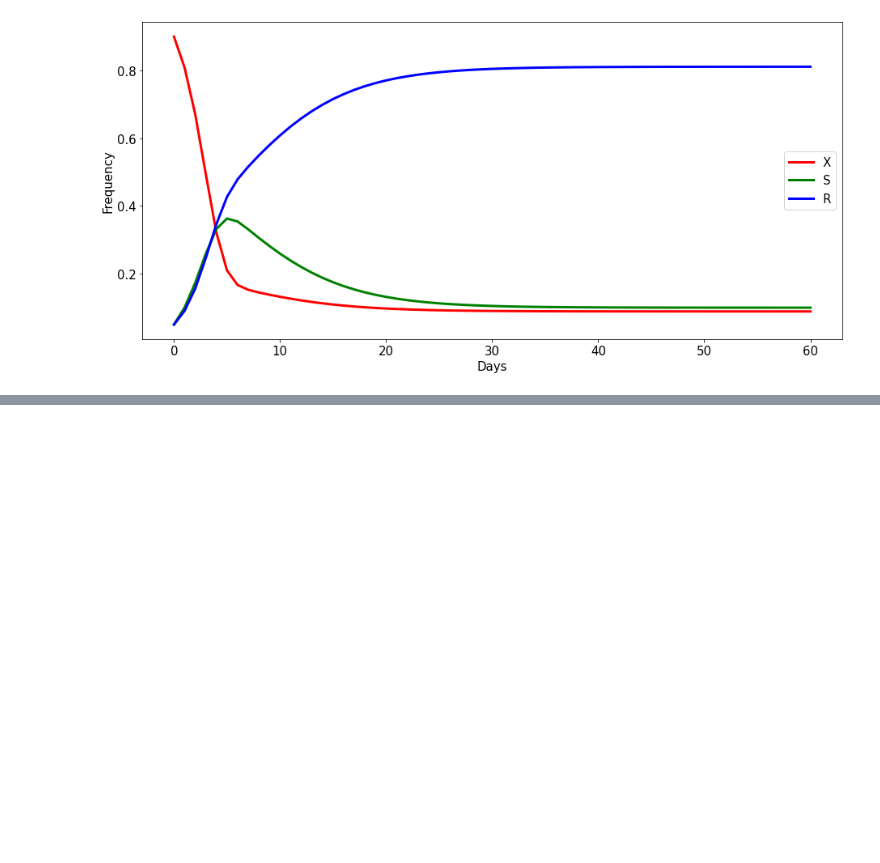
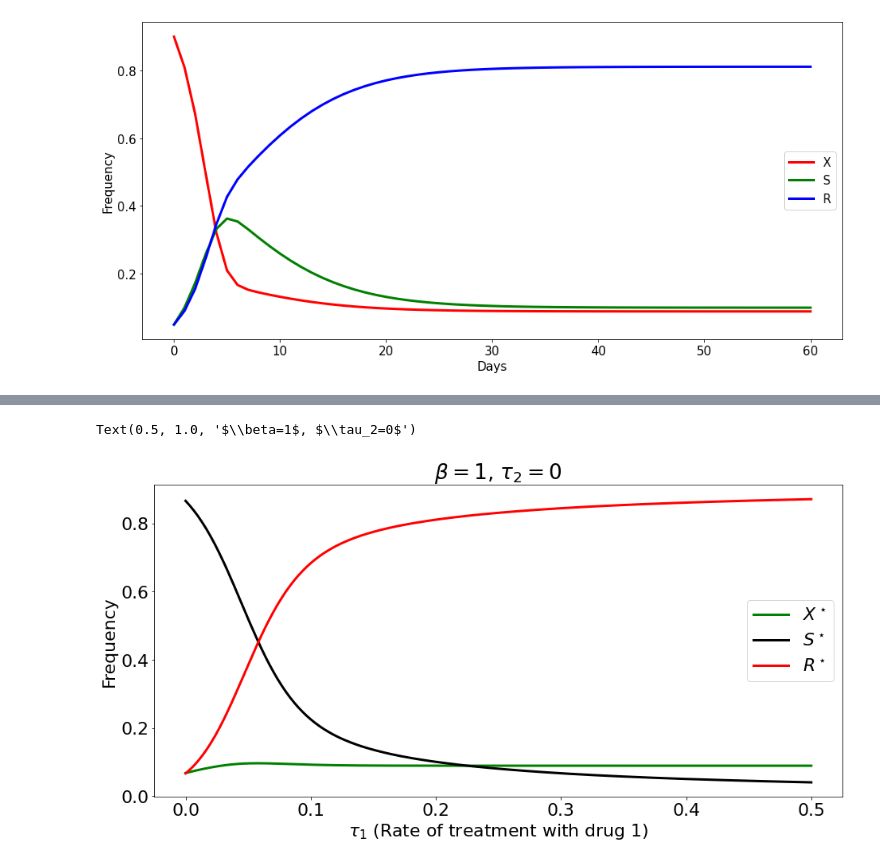
Before and after one commit to ChaosDonkey06/AMR_modeling, a Jupyter notebook: MarcLipsitch_etal_1999.ipynb, the cells around one changed output, grey strips where cells are left out. Drawn from its saved outputs; the diff is of its cells as text; code cells hidden in the pictures; blank space fills up the shorter version.

```diff
--- a/MarcLipsitch_etal_1999.ipynb
+++ b/MarcLipsitch_etal_1999.ipynb
@@ -157,0 +159,42 @@ array([0.9, nan, nan, nan, nan, nan, nan, nan, nan, nan, nan, nan, nan,
+# %%
+import matplotlib.pyplot as plt
+plt.rc('font', size=22) #controls default text size
+
+
+dt = 0.1 # 0.1 days
+
+num_ensembles = 300
+num_days      = int(60 * 1/dt)
+num_vars      = 3
+
+x0 =  [[0.8, 0.15, 0.05]]
+x0 =  np.expand_dims(x0, -1) * np.ones((1, num_ensembles))
+
+x_all = np.full((num_vars, num_days+1, num_ensembles), np.nan)
+x_all[:,0,:] = x0
+
+betas = 1
+tau1  = np.linspace(0, 0.5, num_ensembles)
+tau2  = 0    # 1 / np.linspace(1, 15, num_ensembles)
+c     = 0
+
+for t_idx in range(num_days):
+
+    x_all[:,t_idx+1,:] = model(x_all[:,t_idx,:],  betas, tau1, tau2, c, num_ensembles=300, dt=dt, transition=deterministic_transition)
+
+
+
+x_steady = x_all[:, -100:, :].mean(-2)
+
+fig, ax = plt.subplots(1, 1, figsize=(15.5, 7.2))
+
+ax.plot(tau1, x_steady[0, :], color="g", lw=3, label=r"$X^\star$")
+ax.plot(tau1, x_steady[1, :], color="k", lw=3, label=r"$S^\star$")
+ax.plot(tau1, x_steady[2, :], color="r", lw=3, label=r"$R^\star$")
+ax.legend()
+
+ax.set_xlabel(r"$\tau_1$ (Rate of treatment with drug 1)"), ax.set_ylabel(r"Frequency")
+ax.set_title(r"$\beta={}$".format(betas)+", "+ r"$\tau_2={}$".format(tau2))
+# %% [output]
+Text(0.5, 1.0, '$\\beta=1$, $\\tau_2=0$')
+[figure, added]
```
Also changed, not shown: parts of 5 cells of this notebook.
